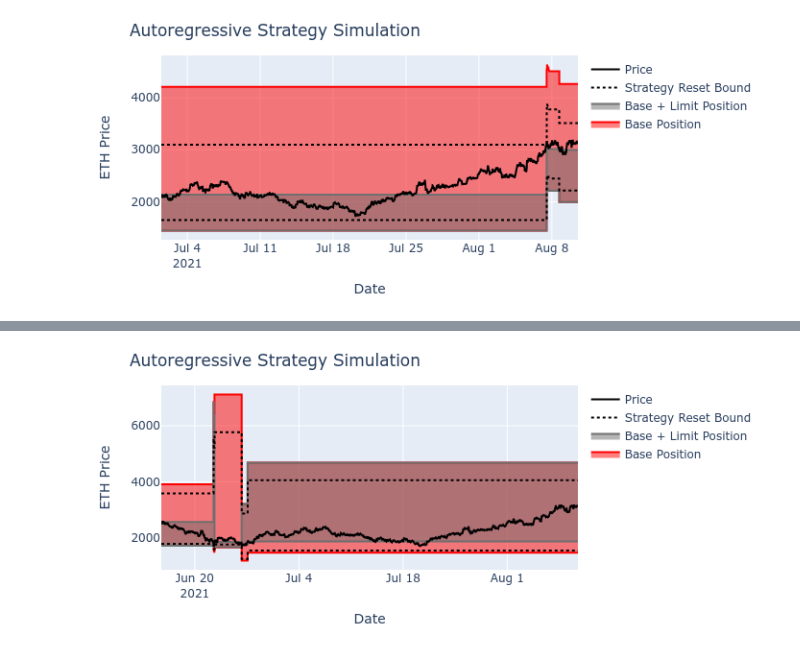
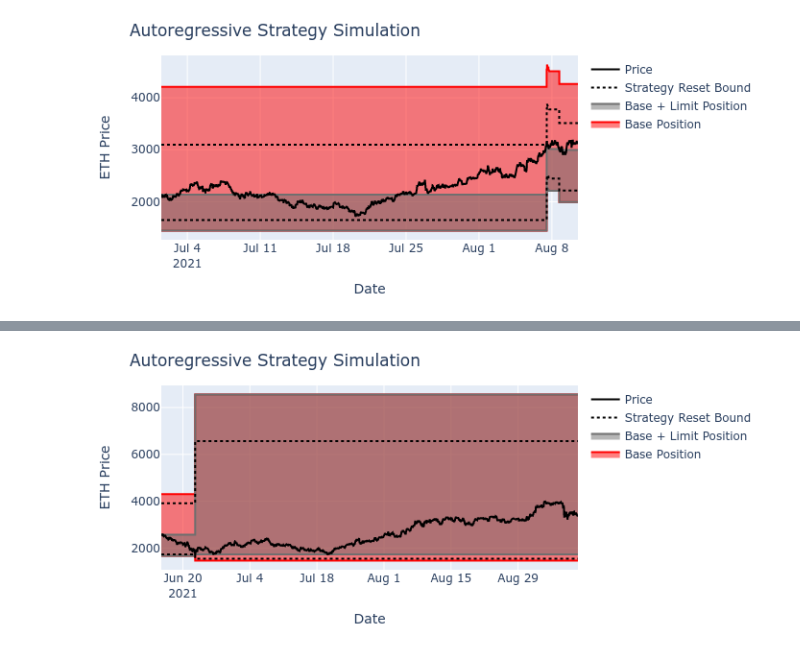
Before and after one commit to ricardgardella/active-strategy-framework, a Jupyter notebook: 2_AutoRegressive_Strategy_Example.ipynb, the cells around one changed output, grey strips where cells are left out. Saved outputs shown, nothing was run; the diff lists cells and outputs as text; code cells hidden in the pictures.

```diff
--- a/2_AutoRegressive_Strategy_Example.ipynb
+++ b/2_AutoRegressive_Strategy_Example.ipynb
@@ -36,7 +36,7 @@ from config import BITQUERY_API_TOKEN
 #
 ################
 # Get Swap Data
-DOWNLOAD_DATA      = False
+DOWNLOAD_DATA      = True
 address            = '0x8ad599c3a0ff1de082011efddc58f1908eb6e6d8'
 token_0_address    = '0xA0b86991c6218b36c1d19D4a2e9Eb0cE3606eB48'
 token_1_address    = '0xC02aaA39b223FE8D0A0e5C4F27eAD9083C756Cc2'
@@ -321,9 +326,24 @@ importlib.reload(ActiveStrategyFramework)
 
 # Select date ranges for strategy simulation
 DATE_BEGIN                 = pd.to_datetime('2021-06-15 00:00PM',utc=True)
-DATE_END                   = pd.to_datetime('2021-08-10 00:00PM',utc=True)
+DATE_END                   = pd.to_datetime('2021-09-10 00:00PM',utc=True)
 
 # Data for strategy simulation. We can use aggregate_price_data to analyze the strategy at a coarser STRATEGY_FREQUENCY in minutes
+simulate_data_price                = simulate_data_filtered[DATE_BEGIN:DATE_END]['quotePrice']
+
+# Initial Position Details
+INITIAL_TOKEN_0            = 100000
+INITIAL_TOKEN_1            = INITIAL_TOKEN_0*simulate_data_price[0]
+INITIAL_POSITION_VALUE     = 2*INITIAL_TOKEN_0
+FEE_TIER                   = 0.003
+
+# Set decimals according to your pool
+DECIMALS_0 = 6
+DECIMALS_1 = 18
+swap_data['virtual_liquidity'] = swap_data['VIRTUAL_LIQUIDITY_ADJUSTED']*10**(DECIMALS_1  - DECIMALS_0)
+swap_data['traded_in']         = swap_data.apply(lambda x: -x['amount0'] if (x['amount0'] < 0) else -x['amount1'],axis=1).astype(float)
+swap_data['traded_out']        = swap_data.apply(lambda x:  x['amount0'] if (x['amount0'] > 0) else  x['amount1'],axis=1).astype(float)
+
 simulate_data_price        = simulate_data_filtered[DATE_BEGIN:DATE_END]['quotePrice']
 
 # Initial Position Details
@@ -332,10 +352,10 @@ INITIAL_TOKEN_1            = INITIAL_TOKEN_0*simulate_data_price[0]
 
 
 # Strategy Parameters
-alpha_range      = [.30,.35]
-tau_range        = [.2,.25,.3]
-limit_range      = [.5,.8]
-vol_range        = [.5,.9]
+alpha_range      = [.35,.40]
+tau_range        = [.3,.35]
+limit_range      = [.5]
+vol_range        = [.5,.85]
 sim_performance  = []
 sim_results      = []
 
@@ -392,7 +395,7 @@ pd.DataFrame(sim_performance)
 # %%
-SELECTED_STRATEGY                         = 20
+SELECTED_STRATEGY                         = 6
 resulting_strat    = sim_results[SELECTED_STRATEGY]
 resulting_data     = ActiveStrategyFramework.generate_simulation_series(resulting_strat,AR_Strategy)
 ActiveStrategyFramework.plot_strategy(resulting_data,'ETH Price')
 # %% [output]
-[figure, old version]
+[figure, new version]
```
Also changed, not shown: parts of 6 cells of this notebook, 3 other files.
